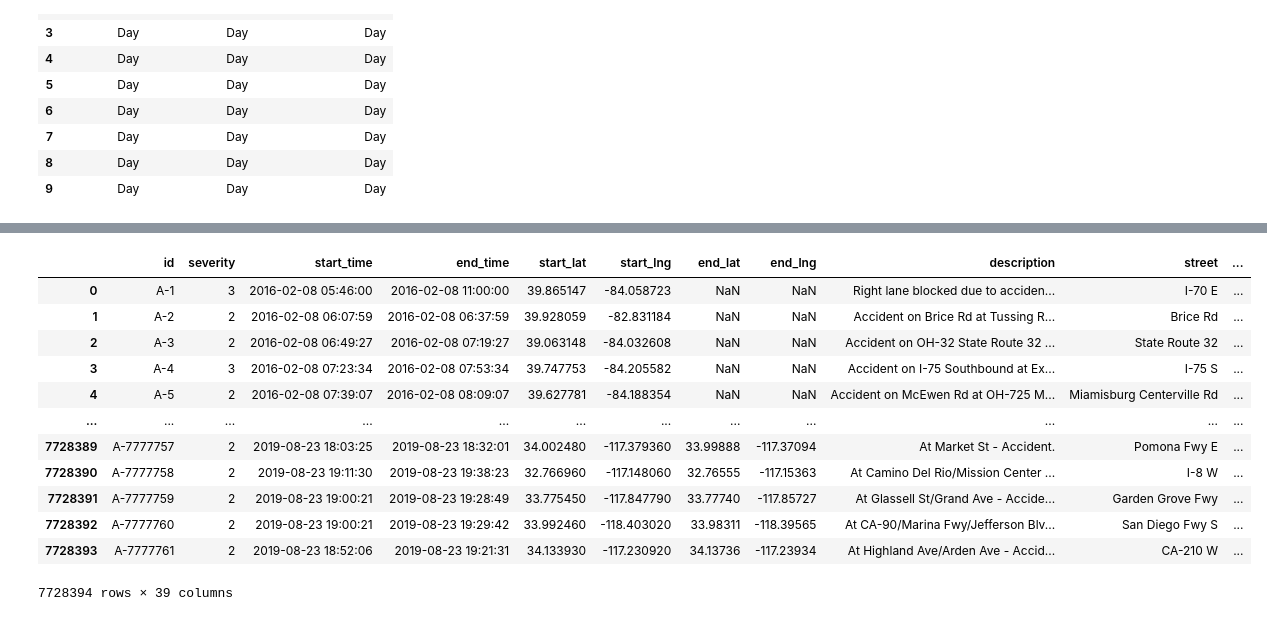
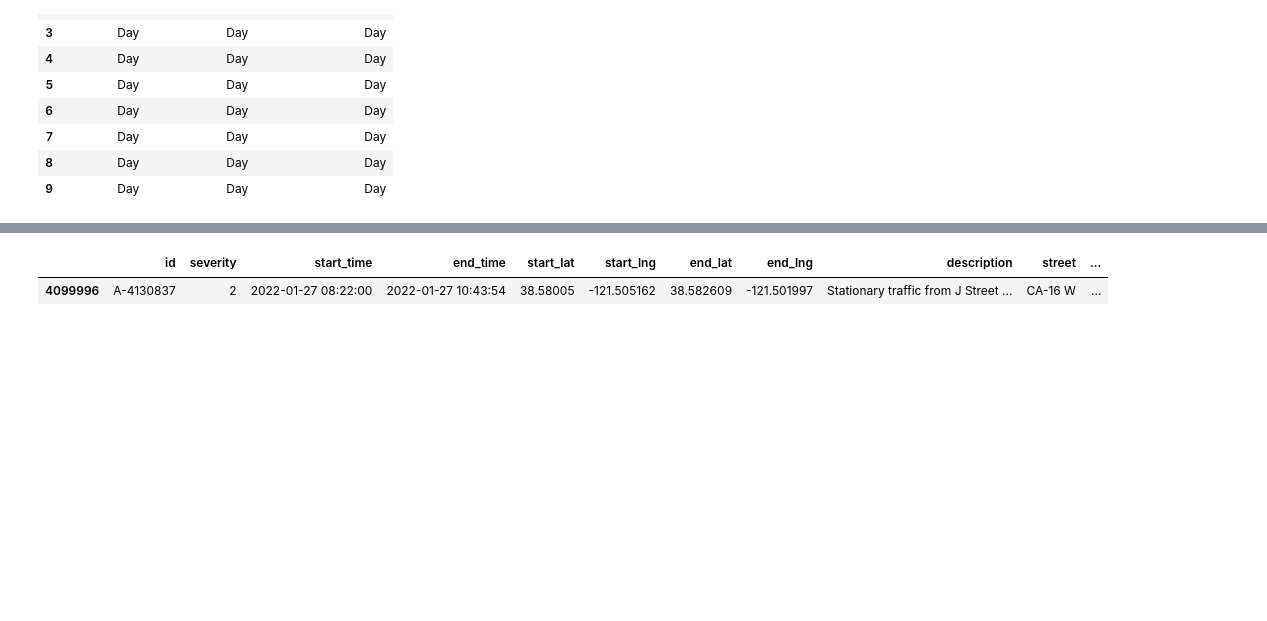
Before and after one commit to JBuxo/proyecto-1-jbuxo, a Jupyter notebook: notebooks/limpieza.ipynb, the cells around one changed output, grey strips where cells are left out. Saved outputs shown, nothing was run; the diff lists cells and outputs as text; code cells hidden in the pictures; blank space fills up the shorter version.

```diff
--- a/notebooks/limpieza.ipynb
+++ b/notebooks/limpieza.ipynb
@@ -292,21 +290,10 @@ df
 # %%
 pd.set_option("display.max_columns", None)
 # exmainemos la frame
-df
+df.sample()
 # %% [output]
 |  | id | severity | start_time | end_time | start_lat | start_lng | end_lat | end_lng | description | street | ... |
-| 0 | A-1 | 3 | 2016-02-08 05:46:00 | 2016-02-08 11:00:00 | 39.865147 | -84.058723 | NaN | NaN | Right lane blocked due to acciden... | I-70 E | ... |
-| 1 | A-2 | 2 | 2016-02-08 06:07:59 | 2016-02-08 06:37:59 | 39.928059 | -82.831184 | NaN | NaN | Accident on Brice Rd at Tussing R... | Brice Rd | ... |
-| 2 | A-3 | 2 | 2016-02-08 06:49:27 | 2016-02-08 07:19:27 | 39.063148 | -84.032608 | NaN | NaN | Accident on OH-32 State Route 32 ... | State Route 32 | ... |
-| 3 | A-4 | 3 | 2016-02-08 07:23:34 | 2016-02-08 07:53:34 | 39.747753 | -84.205582 | NaN | NaN | Accident on I-75 Southbound at Ex... | I-75 S | ... |
-| 4 | A-5 | 2 | 2016-02-08 07:39:07 | 2016-02-08 08:09:07 | 39.627781 | -84.188354 | NaN | NaN | Accident on McEwen Rd at OH-725 M... | Miamisburg Centerville Rd | ... |
-| ... | ... | ... | ... | ... | ... | ... | ... | ... | ... | ... | ... |
-| 7728389 | A-7777757 | 2 | 2019-08-23 18:03:25 | 2019-08-23 18:32:01 | 34.002480 | -117.379360 | 33.99888 | -117.37094 | At Market St - Accident. | Pomona Fwy E | ... |
-| 7728390 | A-7777758 | 2 | 2019-08-23 19:11:30 | 2019-08-23 19:38:23 | 32.766960 | -117.148060 | 32.76555 | -117.15363 | At Camino Del Rio/Mission Center ... | I-8 W | ... |
-| 7728391 | A-7777759 | 2 | 2019-08-23 19:00:21 | 2019-08-23 19:28:49 | 33.775450 | -117.847790 | 33.77740 | -117.85727 | At Glassell St/Grand Ave - Accide... | Garden Grove Fwy | ... |
-| 7728392 | A-7777760 | 2 | 2019-08-23 19:00:21 | 2019-08-23 19:29:42 | 33.992460 | -118.403020 | 33.98311 | -118.39565 | At CA-90/Marina Fwy/Jefferson Blv... | San Diego Fwy S | ... |
-| 7728393 | A-7777761 | 2 | 2019-08-23 18:52:06 | 2019-08-23 19:21:31 | 34.133930 | -117.230920 | 34.13736 | -117.23934 | At Highland Ave/Arden Ave - Accid... | CA-210 W | ... |
+| 4099996 | A-4130837 | 2 | 2022-01-27 08:22:00 | 2022-01-27 10:43:54 | 38.58005 | -121.505162 | 38.582609 | -121.501997 | Stationary traffic from J Street ... | CA-16 W | ... |
-7728394 rows × 39 columns
 # %%
 # Veo que algunos ZIPs tienen sub-zonas, como 12345-6789, vamos a quedarnos con los primeros 5 solo
 df['zipcode'] = df['zipcode'].astype(str).str.split('-').str[0]
```
Also changed, not shown: parts of 14 cells of this notebook, 2 other files.
